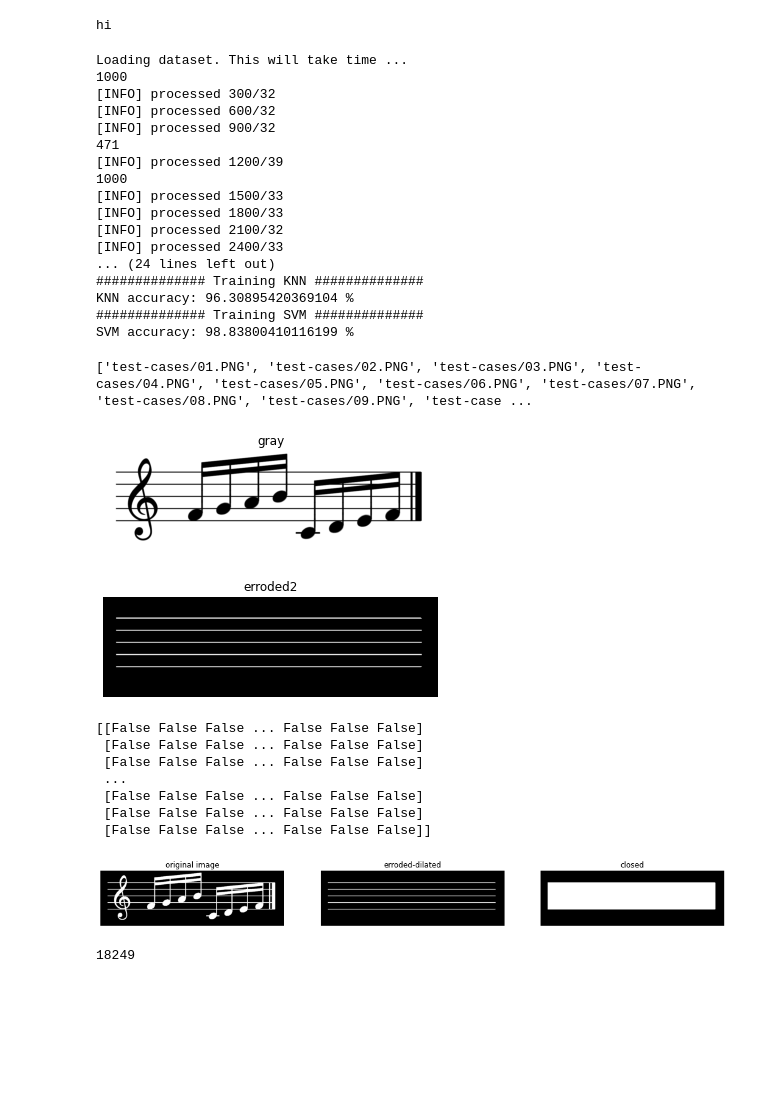
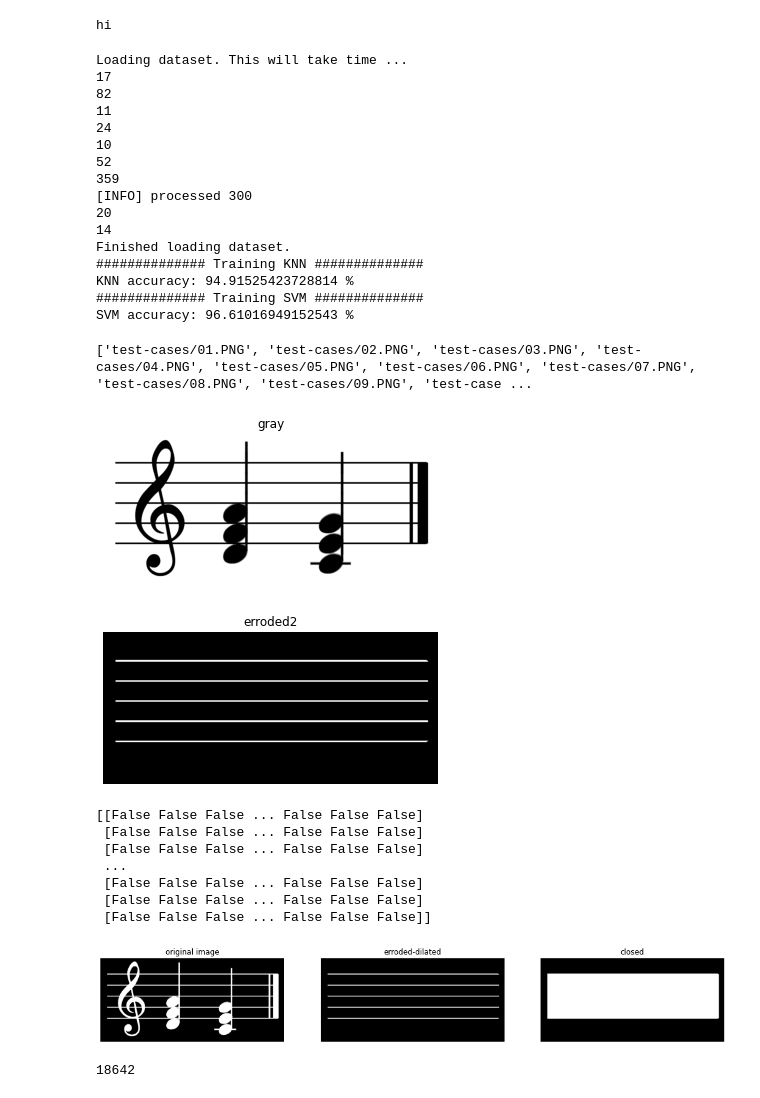
Before and after one commit to marait123/music-notes-reader, a Jupyter notebook: part1.ipynb, the cells around one changed output. Cells and saved outputs as stored; diff of their text form; code cells hidden in the pictures; blank space fills up the shorter version.

```diff
--- a/part1.ipynb
+++ b/part1.ipynb
@@ -296,26 +344,26 @@ def run_experiment(path_to_dataset,feature_set='hog'):
         pickle.dump(model, PickleFile)
         PickleFile.close()
 
-path = 'images/CMP_Data_set'
+#path = 'images/CMP_Data_set'
+path = 'images/Team_Data_set'
 run_experiment(path)
 # %% [output]
 Loading dataset. This will take time ...
-1000
-[INFO] processed 300/32
-[INFO] processed 600/32
-[INFO] processed 900/32
-471
-[INFO] processed 1200/39
-1000
-[INFO] processed 1500/33
-[INFO] processed 1800/33
-[INFO] processed 2100/32
-[INFO] processed 2400/33
-... (24 lines left out)
+17
+82
+11
+24
+10
+52
+359
+[INFO] processed 300
+20
+14
+Finished loading dataset.
 ############## Training KNN ##############
-KNN accuracy: 96.30895420369104 %
+KNN accuracy: 94.91525423728814 %
 ############## Training SVM ##############
-SVM accuracy: 98.83800410116199 %
+SVM accuracy: 96.61016949152543 %
 # %%
 # common functions
 def binary_opening(img, selem):
@@ -374,41 +422,41 @@ def draw_bounding_boxes(img,bounding_boxes):
 images_paths = [ f"test-cases/0{i+1}.PNG" for i in range(11)]
 print(images_paths)
 
-original_image = io.imread(images_paths[8])
+original_image = io.imread(images_paths[6])
 gray_image = rgb2gray(original_image)
 show_images([gray_image], ['gray'])
 binary_image = binarize(gray_image)
 inverted_image = 255 - binary_image
 
 inverted_image[:, inverted_image.shape[1]-1]=0
 rows=1
 cols=original_image.shape[1] // 4
 selem = rect(rows,cols)
 erroded_img = binary_erosion(inverted_image,selem=selem)
 
 rows=1
 cols=original_image.shape[1] // 4
 selem = rect(rows,cols)
 erroded_img2 = binary_dilation(erroded_img, selem=selem)
 # inverted_image2 = inverted_image - erroded_img2
 
 show_images([erroded_img2], ['erroded2'])
 print(erroded_img)
 rows = original_image.shape[0] // 8
 cols = 1
 selem = rect(rows,cols)
 closed_img  = binary_closing(erroded_img2, selem = selem)
 
 
 # closed_img  = binary_closing(closed_img, selem = selem)
 show_images([inverted_image,erroded_img2,closed_img],['original image','erroded-dilated','closed'])
 
 staffs_area = np.sum(erroded_img2)
 print(staffs_area)
 # %% [output]
 ['test-cases/01.PNG', 'test-cases/02.PNG', 'test-cases/03.PNG', 'test-cases/04.PNG', 'test-cases/05.PNG', 'test-cases/06.PNG', 'test-cases/07.PNG', 'test-cases/08.PNG', 'test-cases/09.PNG', 'test-case ...
-[figure, old version]
+[figure, new version]
-[figure, old version]
+[figure, new version]
 [[False False False ... False False False]
  [False False False ... False False False]
  [False False False ... False False False]
@@ -416,8 +464,8 @@ print(staffs_area)
  [False False False ... False False False]
  [False False False ... False False False]
  [False False False ... False False False]]
-[figure, old version]
+[figure, new version]
-18249
+18642
 # %%
 #  calculate the trace bounding boxes
 trace_bounding_boxes = get_bounding_boxes(closed_img,(1,4000))
```
Also changed, not shown: parts of 8 cells of this notebook.
